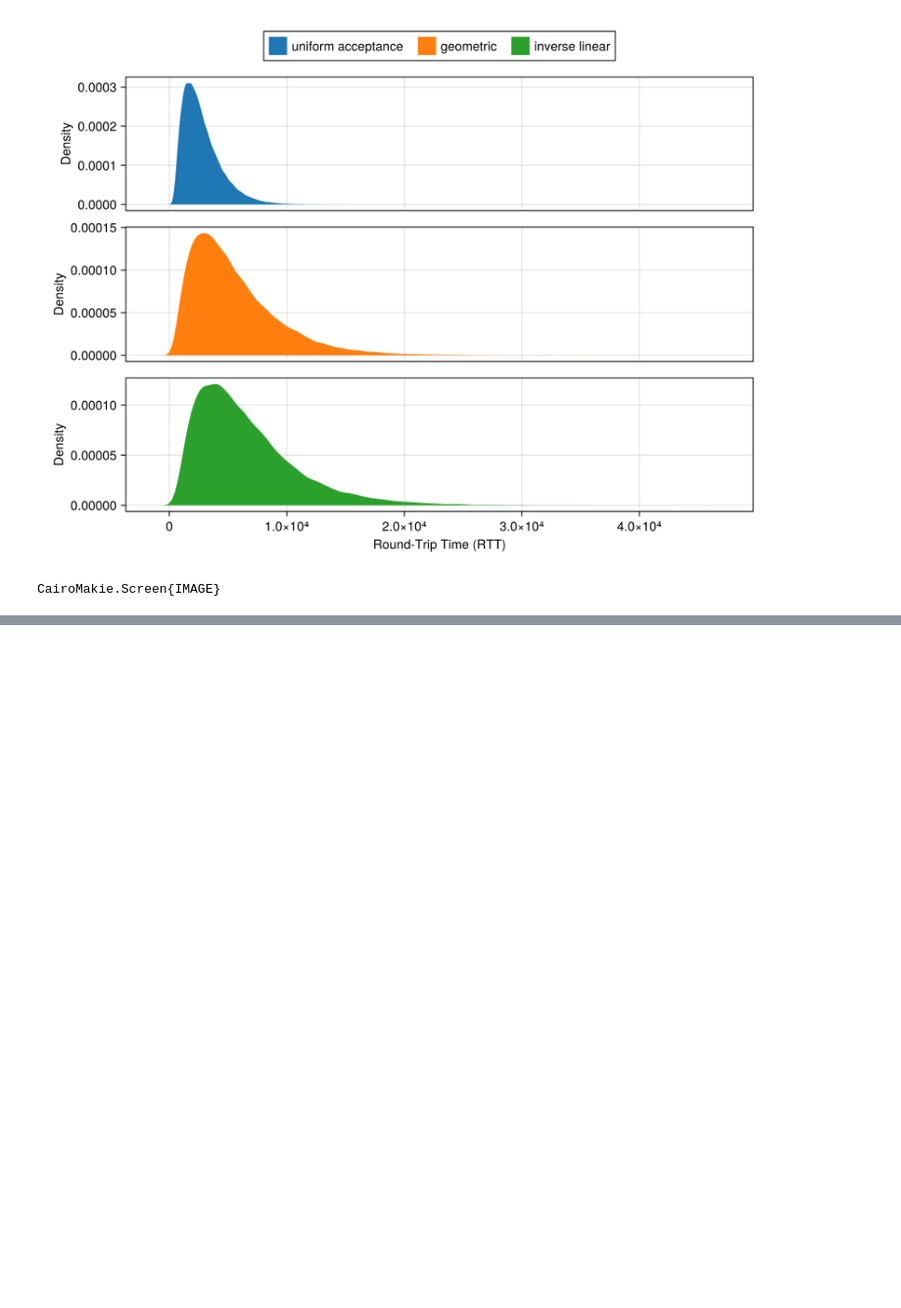
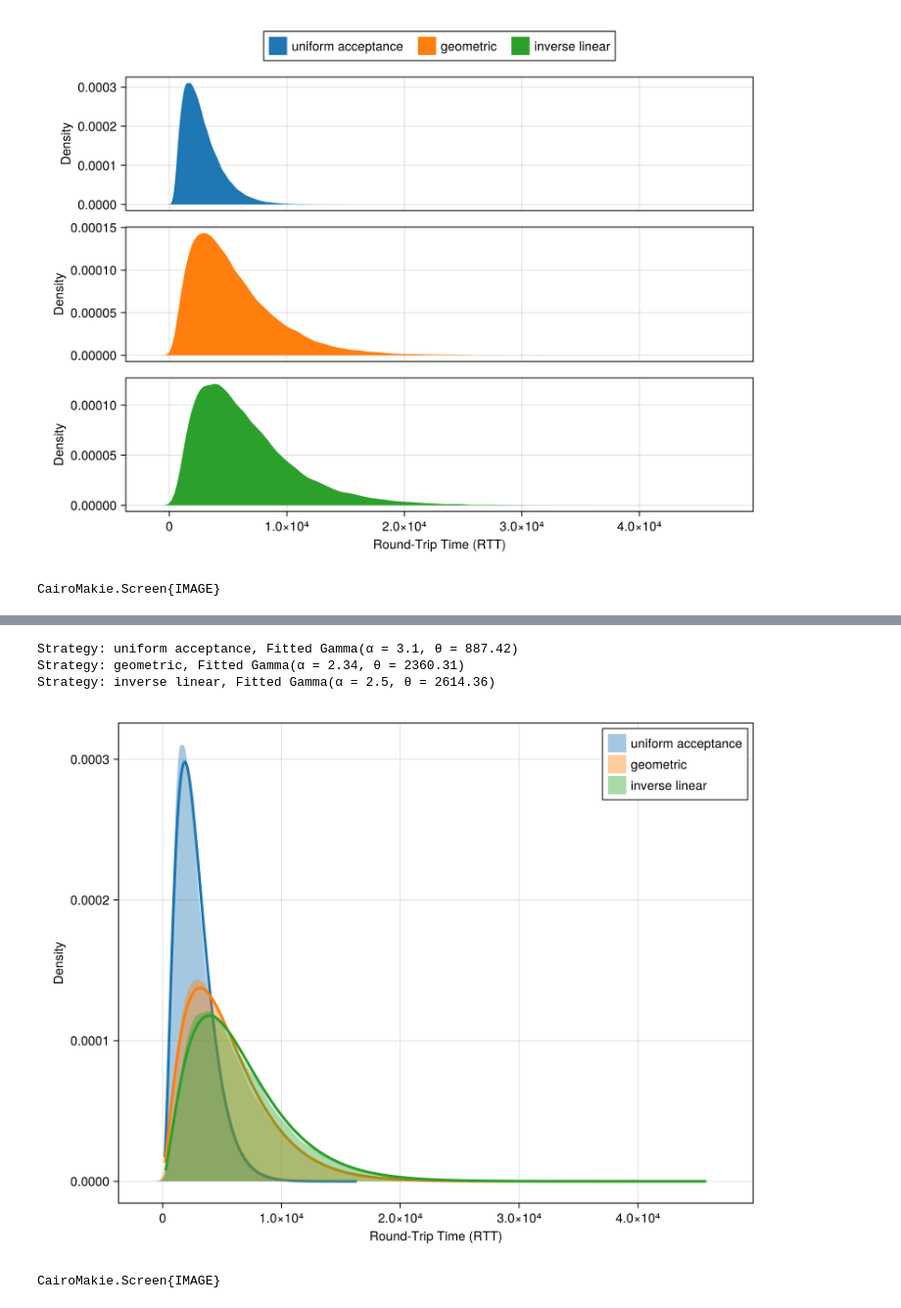
Before and after one commit to tatsuya0926/optimize-temperature-set, a Jupyter notebook: score_method/Ising_model/evaluate_rtt.ipynb, the cells around one changed output, grey strips where cells are left out. Shown at 98% size. Saved outputs shown, nothing was run; the diff lists cells and outputs as text; code cells hidden in the pictures; blank space fills up the shorter version.

```diff
--- a/score_method/Ising_model/evaluate_rtt.ipynb
+++ b/score_method/Ising_model/evaluate_rtt.ipynb
@@ -177,0 +238,34 @@ CairoMakie.Screen{IMAGE}
+# %%
+fig = Figure(size=(800, 600))
+ax = Axis(fig[1, 1],
+    xlabel="Round-Trip Time (RTT)",
+    ylabel="Density",
+)
+
+for (i, strategy) in enumerate(strategies)
+    if haskey(rtt_results, strategy) && !isempty(rtt_results[strategy])
+        data = rtt_results[strategy]
+
+        density!(ax, data, label=strategy, color=(plot_colors[i], 0.4))
+
+        fitted_dist = fit(Gamma, data)
+
+        x_range = range(minimum(data), maximum(data), length=200)
+        y_values = pdf.(fitted_dist, x_range)
+        lines!(ax, x_range, y_values, color=plot_colors[i], linewidth=3)
+
+        println("Strategy: $(strategy), Fitted Gamma(α = $(round(fitted_dist.α, digits=2)), θ = $(round(fitted_dist.θ, digits=2)))")
+
+    else
+        println("Warning: No RTT data for strategy '$strategy'. Skipping plot.")
+    end
+end
+
+axislegend(ax)
+display(fig)
+# %% [output]
+Strategy: uniform acceptance, Fitted Gamma(α = 3.1, θ = 887.42)
+Strategy: geometric, Fitted Gamma(α = 2.34, θ = 2360.31)
+Strategy: inverse linear, Fitted Gamma(α = 2.5, θ = 2614.36)
+[figure, added]
+CairoMakie.Screen{IMAGE}
```
Also changed, not shown: parts of 3 cells of this notebook.
